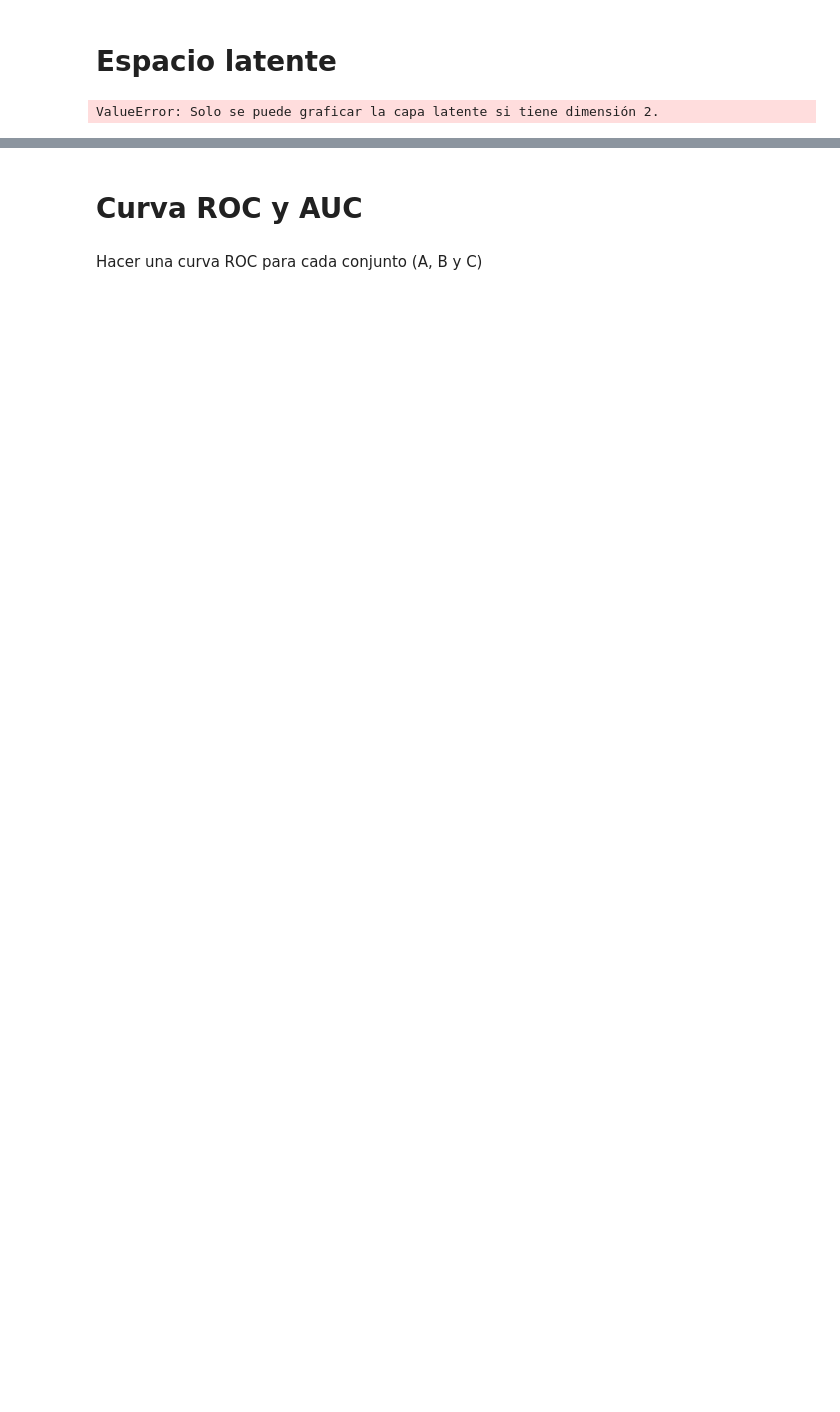
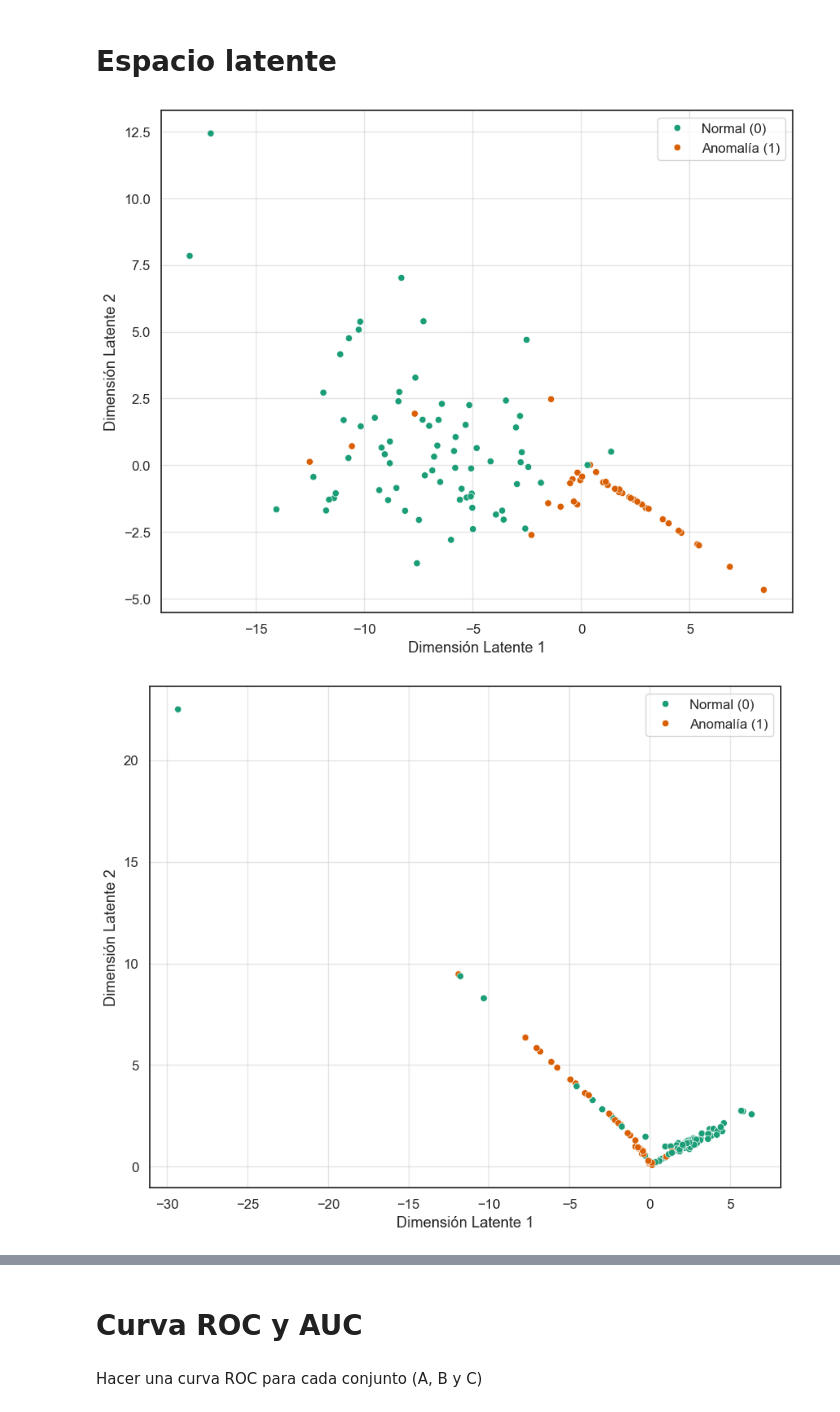
Before and after one commit to matias-cisnero/anomaly-detection-with-autoencoder, a Jupyter notebook: notebooks/test.ipynb, the cells around one changed output, grey strips where cells are left out. Drawn from its saved outputs; the diff is of its cells as text; code cells hidden in the pictures; blank space fills up the shorter version.

```diff
--- a/notebooks/test.ipynb
+++ b/notebooks/test.ipynb
@@ -279,34 +317,39 @@ def graficar_espacio_latente(z: np.ndarray, y_labels: np.ndarray = None, target_
     df_plot = pd.DataFrame({'x': z[:, 0], 'y': z[:, 1]})
 
     if y_labels.size > 0:
         df_plot['clase'] = y_labels.astype(str)
         hue_param = 'clase'
         legend_param = "full"
     else:
         hue_param = None
         legend_param = False
 
     plt.figure(figsize=(10, 8))
-    sns.scatterplot(x='x', y='y', data=df_plot, hue=hue_param, palette="viridis",legend=legend_param)
+    ax = sns.scatterplot(x='x', y='y', data=df_plot, hue=hue_param, palette="Dark2" ,legend=legend_param)
 
-    if y_labels.size > 0 and target_names:
-        plt.legend(title="Clase", labels=target_names)
+    if legend_param == "full":
+        legend = ax.legend_
+        legend.set_title("")
+
+        for text, label in zip(legend.texts, target_names):
+            text.set_text(label)
 
     plt.xlabel("Dimensión Latente 1")
     plt.ylabel("Dimensión Latente 2")
     plt.grid(True, alpha=0.5)
     plt.show()
 
 z_A = modelo_A.encode(X, device)
 
 graficar_espacio_latente(z_A, Y, ["Normal (0)", "Anomalía (1)"])
 
 z_B = modelo_B.encode(X, device)
 
 graficar_espacio_latente(z_B, Y, ["Normal (0)", "Anomalía (1)"])
 
 z_C = modelo_C.encode(X, device)
 
 graficar_espacio_latente(z_C, Y, ["Normal (0)", "Anomalía (1)"])
 # %% [output]
-ValueError: Solo se puede graficar la capa latente si tiene dimensión 2.
+[figure, added]
+[figure, added]
```
Also changed, not shown: parts of 10 cells of this notebook, 6 other files.
